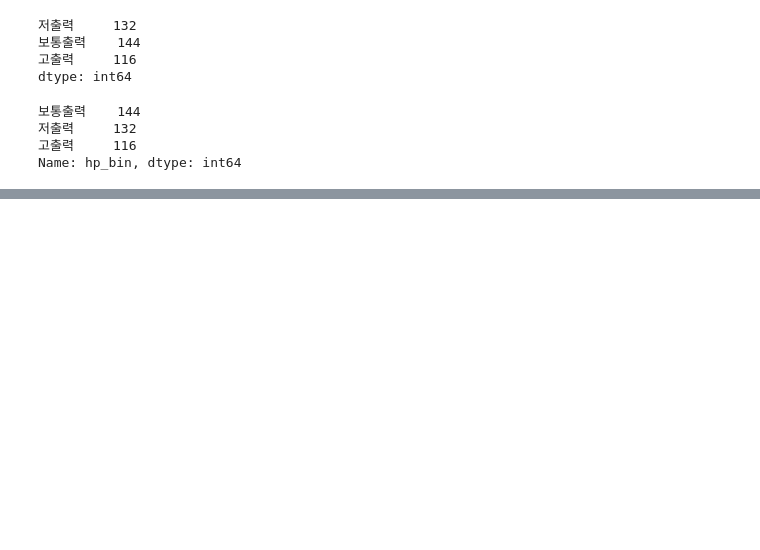
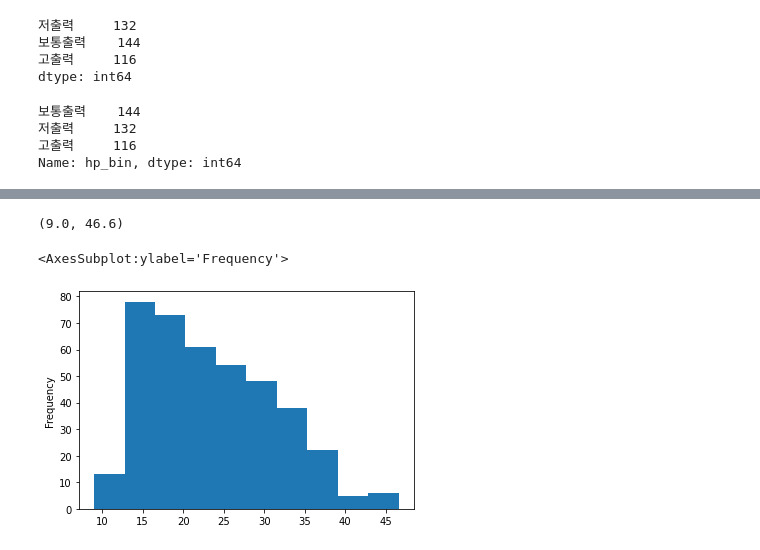
Before and after one commit to kimgchanwool/numpy-pandas, a Jupyter notebook: 자동차 연비 데이터 분석.ipynb, the cells around one changed output, grey strips where cells are left out. Drawn from its saved outputs; the diff is of its cells as text; code cells hidden in the pictures; blank space fills up the shorter version.

```diff
--- a/자동차 연비 데이터 분석.ipynb
+++ b/자동차 연비 데이터 분석.ipynb
@@ -387,3 +398,6 @@ df[df.horsepower == '?'] = np.nan
 df[df.horsepower == np.nan]
 # %% [output]
 |  | mpg | cylinders | displacement | horsepower | weight | acceleration | model year | origin | name |
+# %%
+#누락 데이터 삭제
+df.dropna(subset='horsepower', inplace=True) #horsepower만 제거하는 게 아닌 horsepower가 널값인 행만 제거
@@ -442,0 +535,9 @@ Name: hp_bin, dtype: int64
+# %%
+df.mpg.min(), df.mpg.max()
+# %% [output]
+(9.0, 46.6)
+# %%
+df.mpg.plot(kind='hist', bins=10) #10구간으로 나눠서 히스토그램으로 보이는 것. 히스토그램은 구간별 혼잡도라고 생각하면 됌
+# %% [output]
+<AxesSubplot:ylabel='Frequency'>
+[figure, added]
```
Also changed, not shown: parts of 50 cells of this notebook, 3 other files.
